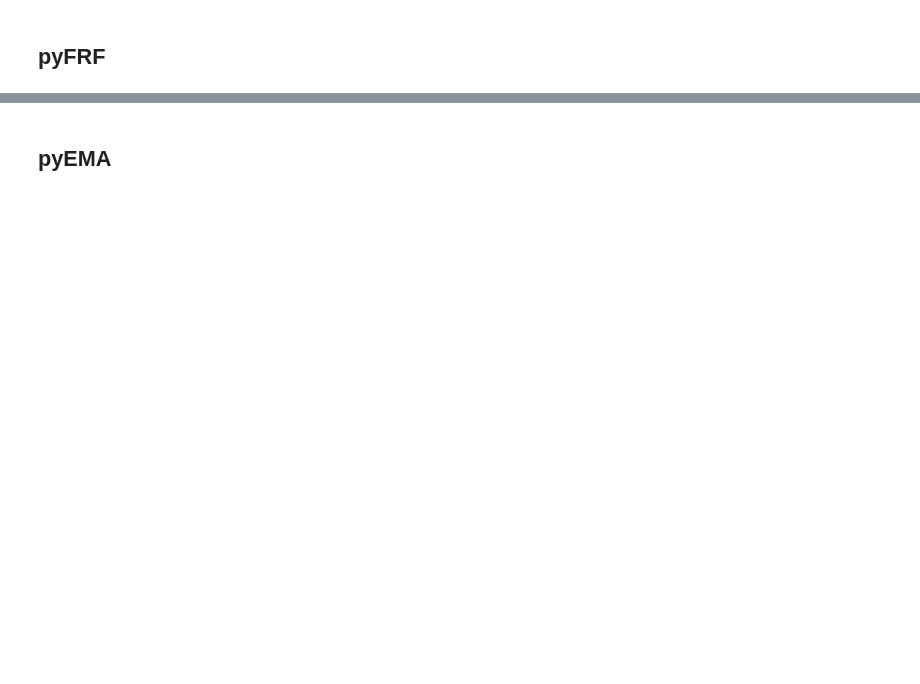
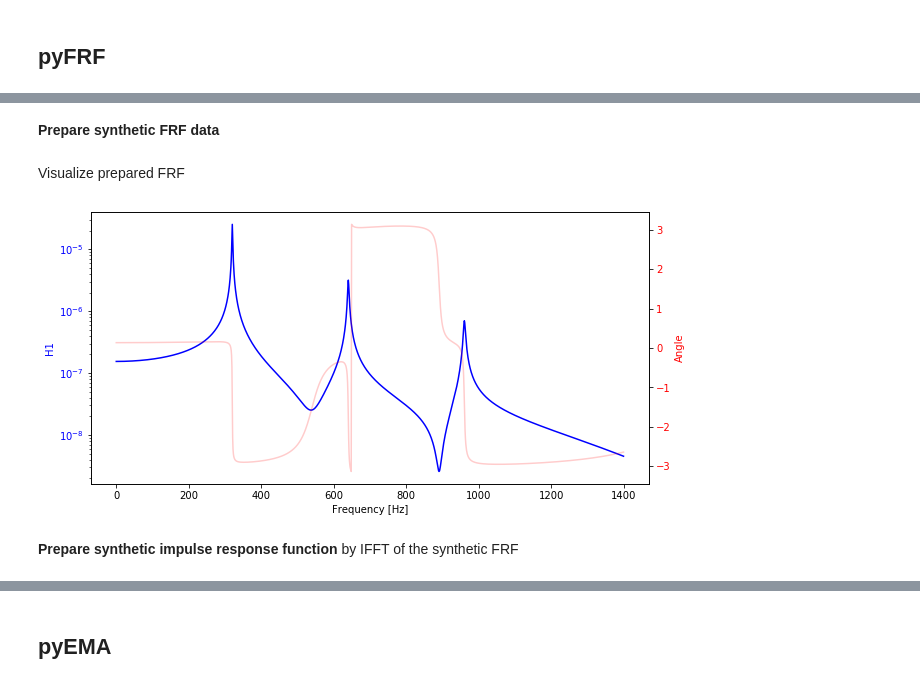
Before and after one commit to ladisk/sdPy, a Jupyter notebook: Part 1 - Open-source Python tools for structural dynamics.ipynb, the cells around one changed output, grey strips where cells are left out. Saved outputs shown, nothing was run; the diff lists cells and outputs as text; code cells hidden in the pictures; blank space fills up the shorter version.

```diff
--- a/Part 1 - Open-source Python tools for structural dynamics.ipynb
+++ b/Part 1 - Open-source Python tools for structural dynamics.ipynb
@@ -243,0 +280,36 @@ You should consider upgrading via the 'c:\programdata\anaconda3\python.exe -m pi
+# %% [markdown]
+**Prepare synthetic FRF data**
+# %%
+C = 0.5+0.1j # modal constant
+eta = 5e-3   # damping loss factor
+f0 = 320     # natural frequency
+df = 1      # freq resolution
+D = 1e-8*(1-.1j)    # residual
+
+f = 1*np.arange(0, 1400, step=df) # / frequency range
+
+w0 = f0 * 2 * np.pi #to rad/s
+w = f * 2 * np.pi
+H1_syn = C / (w0 ** 2 - w ** 2 + 1.j * eta * w0 ** 2) + \
+        +0.5*np.conj(C) / ((w0*2)** 2 - w ** 2 + 1.j * eta * (w0*2)** 2)\
+        +0.25*C / ((w0*3)** 2 - w ** 2 + 1.j * eta * (w0*3)** 2)\
+        + D
+# %% [markdown]
+Visualize prepared FRF
+# %%
+fig, ax1 = plt.subplots(figsize=(10, 5))
+ax1.semilogy(f,np.abs(H1_syn), 'b')
+ax1.set_xlabel('Frequency [Hz]')
+ax1.set_ylabel('H1', color='b')
+for tl in ax1.get_yticklabels():
+    tl.set_color('b')
+
+ax2 = ax1.twinx()
+ax2.plot(f,np.angle(H1_syn), 'r', alpha=0.2)
+ax2.set_ylabel('Angle', color='r')
+for tl in ax2.get_yticklabels():
+    tl.set_color('r')
+# %% [output]
+[figure, added]
+# %% [markdown]
+**Prepare synthetic impulse response function** by IFFT of the synthetic FRF
```
Also changed, not shown: parts of 86 cells of this notebook, 5 other files.
